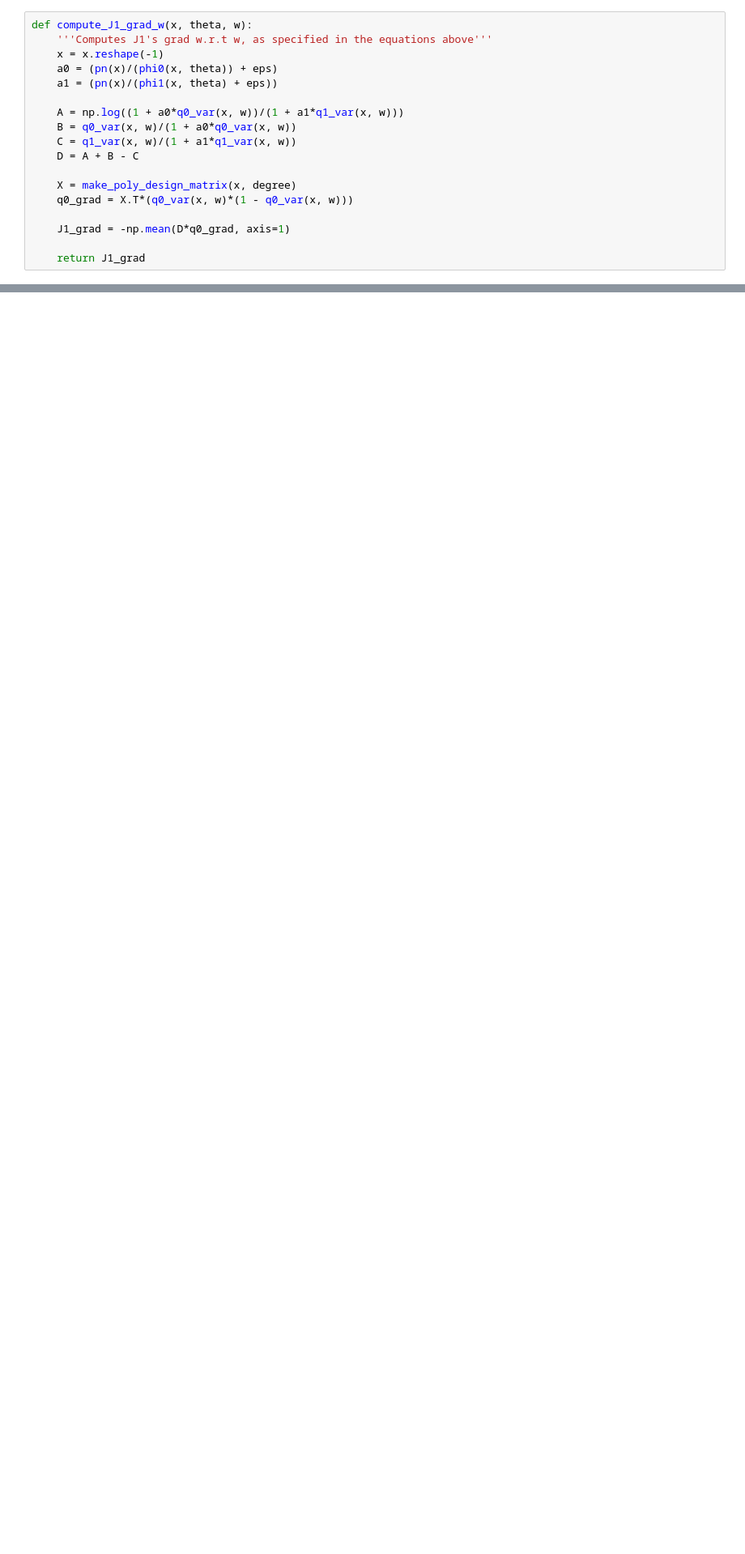
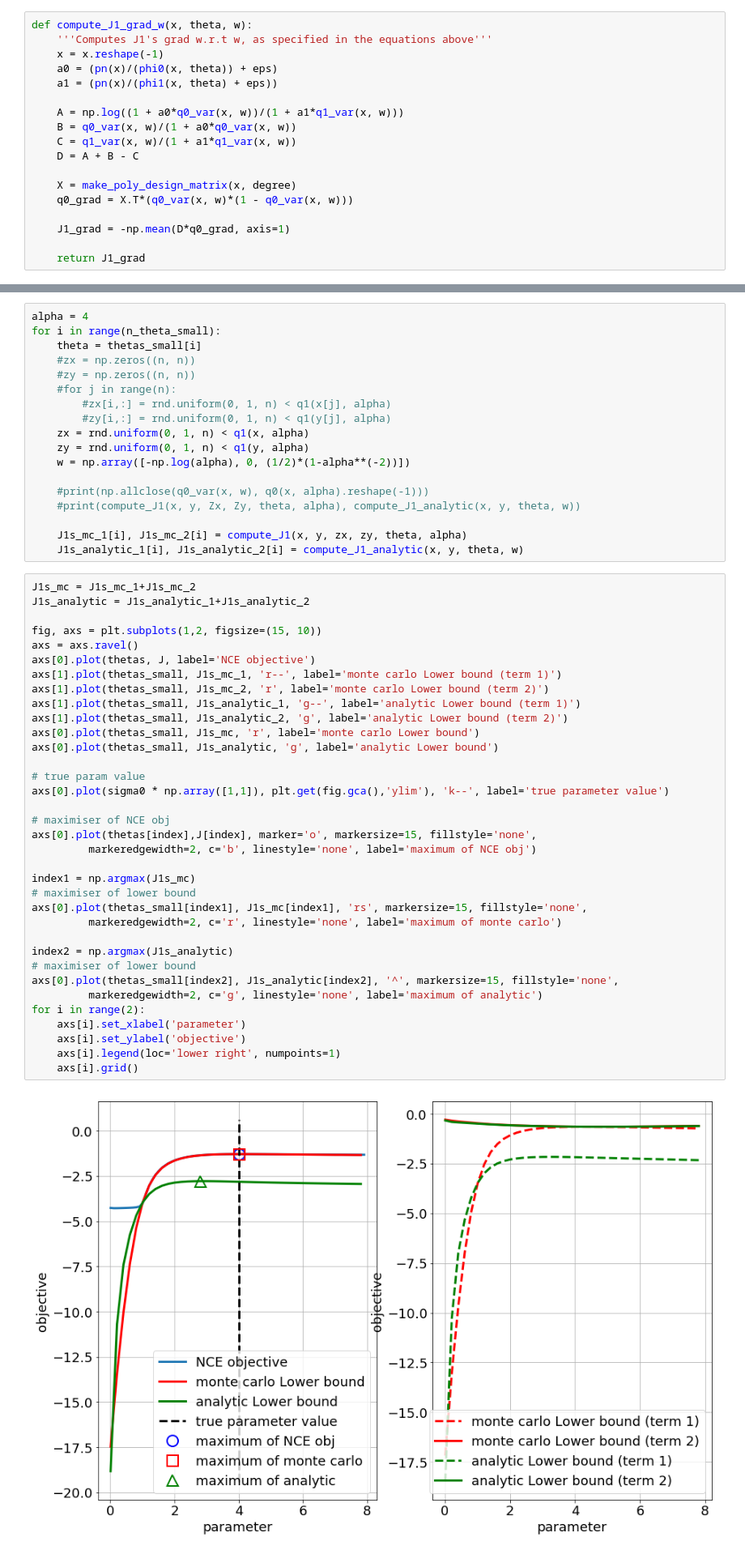
Before and after one commit to benrhodes26/VNCE, a Jupyter notebook: proposal/code/sanity-check-python.ipynb, the cells around one changed output, grey strips where cells are left out. Shown at 81% size. Drawn from its saved outputs; the diff is of its cells as text; blank space fills up the shorter version.

```diff
--- a/proposal/code/sanity-check-python.ipynb
+++ b/proposal/code/sanity-check-python.ipynb
@@ -605,0 +711,55 @@ for i in range(len(lower_bounds)):
+# %%
+alpha = 4
+for i in range(n_theta_small):
+    theta = thetas_small[i]
+    #zx = np.zeros((n, n))
+    #zy = np.zeros((n, n))
+    #for j in range(n):
+        #zx[i,:] = rnd.uniform(0, 1, n) < q1(x[j], alpha)
+        #zy[i,:] = rnd.uniform(0, 1, n) < q1(y[j], alpha)
+    zx = rnd.uniform(0, 1, n) < q1(x, alpha)
+    zy = rnd.uniform(0, 1, n) < q1(y, alpha)
+    w = np.array([-np.log(alpha), 0, (1/2)*(1-alpha**(-2))])
+
+    #print(np.allclose(q0_var(x, w), q0(x, alpha).reshape(-1)))
+    #print(compute_J1(x, y, Zx, Zy, theta, alpha), compute_J1_analytic(x, y, theta, w))
+
+    J1s_mc_1[i], J1s_mc_2[i] = compute_J1(x, y, zx, zy, theta, alpha)
+    J1s_analytic_1[i], J1s_analytic_2[i] = compute_J1_analytic(x, y, theta, w)
+# %%
+J1s_mc = J1s_mc_1+J1s_mc_2
+J1s_analytic = J1s_analytic_1+J1s_analytic_2
+
+fig, axs = plt.subplots(1,2, figsize=(15, 10))
+axs = axs.ravel()
+axs[0].plot(thetas, J, label='NCE objective')
+axs[1].plot(thetas_small, J1s_mc_1, 'r--', label='monte carlo Lower bound (term 1)')
+axs[1].plot(thetas_small, J1s_mc_2, 'r', label='monte carlo Lower bound (term 2)')
+axs[1].plot(thetas_small, J1s_analytic_1, 'g--', label='analytic Lower bound (term 1)')
+axs[1].plot(thetas_small, J1s_analytic_2, 'g', label='analytic Lower bound (term 2)')
+axs[0].plot(thetas_small, J1s_mc, 'r', label='monte carlo Lower bound')
+axs[0].plot(thetas_small, J1s_analytic, 'g', label='analytic Lower bound')
+
+# true param value
+axs[0].plot(sigma0 * np.array([1,1]), plt.get(fig.gca(),'ylim'), 'k--', label='true parameter value')
+
+# maximiser of NCE obj
+axs[0].plot(thetas[index],J[index], marker='o', markersize=15, fillstyle='none',
+         markeredgewidth=2, c='b', linestyle='none', label='maximum of NCE obj')
+
+index1 = np.argmax(J1s_mc)
+# maximiser of lower bound
+axs[0].plot(thetas_small[index1], J1s_mc[index1], 'rs', markersize=15, fillstyle='none',
+         markeredgewidth=2, c='r', linestyle='none', label='maximum of monte carlo')
+
+index2 = np.argmax(J1s_analytic)
+# maximiser of lower bound
+axs[0].plot(thetas_small[index2], J1s_analytic[index2], '^', markersize=15, fillstyle='none',
+         markeredgewidth=2, c='g', linestyle='none', label='maximum of analytic')
+for i in range(2):
+    axs[i].set_xlabel('parameter')
+    axs[i].set_ylabel('objective')
+    axs[i].legend(loc='lower right', numpoints=1)
+    axs[i].grid()
+# %% [output]
+[figure, added]
```
Also changed, not shown: parts of 29 cells of this notebook.
